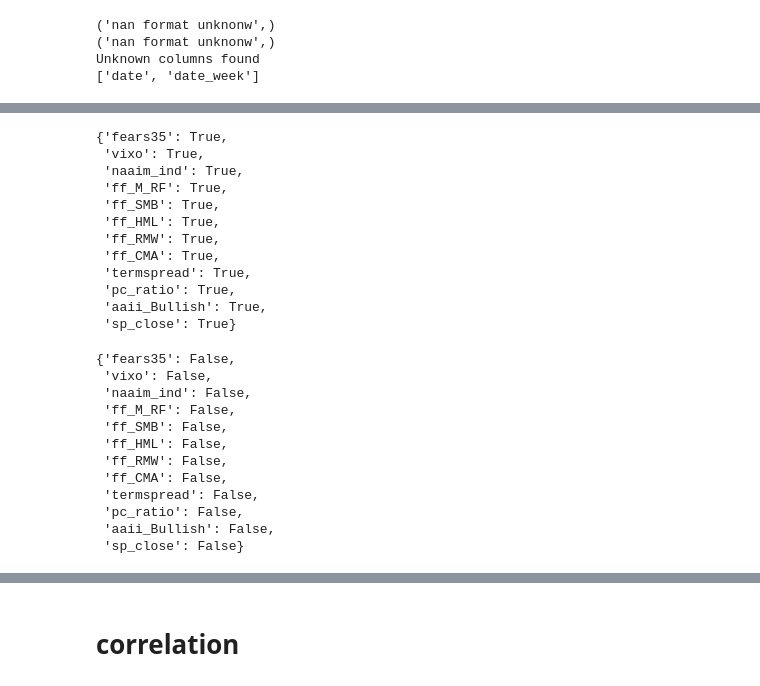
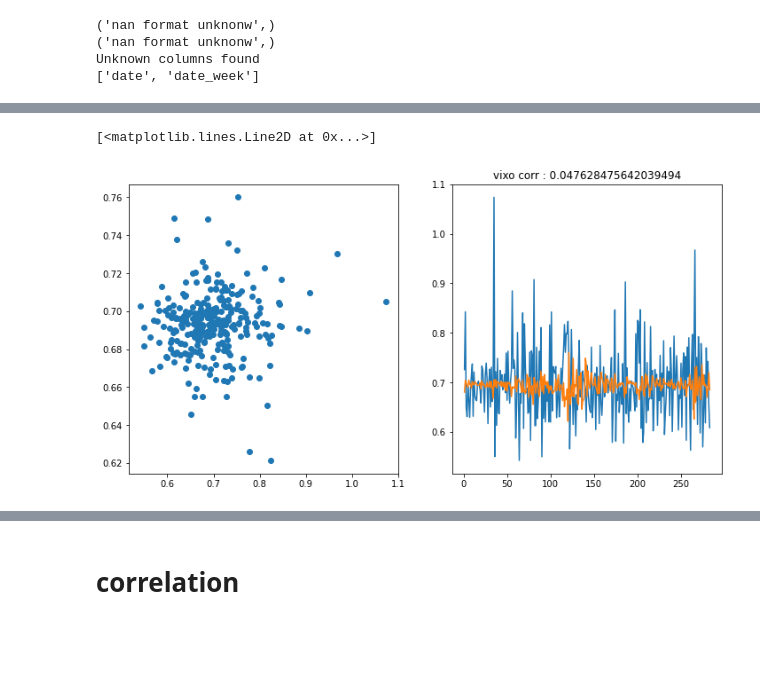
Before and after one commit to lukasgrahl/bachelor, a Jupyter notebook: notebooks/work_data.ipynb, the cells around one changed output, grey strips where cells are left out. Saved outputs shown, nothing was run; the diff lists cells and outputs as text; code cells hidden in the pictures; blank space fills up the shorter version.

```diff
--- a/notebooks/work_data.ipynb
+++ b/notebooks/work_data.ipynb
@@ -34,10 +33,11 @@ from src.src import *
 # %%
 df_all = load_data(file_name="merged_data.csv", file_path=WORK_DATA_DIR)
 df_all.sort_values("date", inplace=True)
-# df.set_index("date", inplace=True)
+
 data_dict = load_data(file_name="data_dict.pkl", file_path=WORK_DATA_DIR)
 
 df_w = cut_to_weekly_data(df_all).reset_index(drop=True).copy()
+df_w = shift_var_relative_to_df(df_w, shift_var="sp_close", new_var_name=["sp_close_lag1", "sp_close_lag2", "sp_close_lag3"], no_lags=[-1, -2, -3])
 # %% [output]
 ('nan format unknonw',)
 ('nan format unknonw',)
@@ -102,48 +79,17 @@ def
 # log transform
 trans = DataTransformation(df_w,
                            data_dict)
+trans.df_log_returns(["termspread", "vixo", "naaim_ind"] + data_dict["sp_cols"])
 
-df_w = trans.get_log_returns(cols=[item for item in data_dict["relevant_cols"] if item != "ff_HML"])
-data_dict = trans.df_dictionary
-
+df_w = trans.df
+data_dict = trans.dict_
 df_w.dropna(inplace=True)
 # %%
 # stationarity
 stest = StatsTest(plot=False)
 
 stationarity = stest.df_test_stationarity(df_w, data_dict["relevant_cols"])
+data_dict.update(stationarity=stationarity)
 
-data_dict.update(stationarity=stationarity)
-stationarity
+normality = stest.df_test_normality(df_w, cols=data_dict["relevant_cols"])
+data_dict.update(normality=normality)
-# %% [output]
-{'fears35': True,
- 'vixo': True,
- 'naaim_ind': True,
- 'ff_M_RF': True,
- 'ff_SMB': True,
- 'ff_HML': True,
- 'ff_RMW': True,
- 'ff_CMA': True,
- 'termspread': True,
- 'pc_ratio': True,
- 'aaii_Bullish': True,
- 'sp_close': True}
-# %%
-stest = StatsTest(plot=False)
-normality = stest.df_test_normality(df_w, cols=data_dict["relevant_cols"])
-
-data_dict.update(normality=normality)
-normality
-# %% [output]
-{'fears35': False,
- 'vixo': False,
- 'naaim_ind': False,
- 'ff_M_RF': False,
- 'ff_SMB': False,
- 'ff_HML': False,
- 'ff_RMW': False,
- 'ff_CMA': False,
- 'termspread': False,
- 'pc_ratio': False,
- 'aaii_Bullish': False,
- 'sp_close': False}
@@ -165,0 +96,11 @@ def shift_var_relative_to_df(df_in,
+# %%
+arr = df_w["vixo"]
+fig, ax = plt.subplots(nrows=1, ncols=2, figsize=(12, 6))
+ax[0].scatter(arr, df_w["sp_close_lag1"])
+plt.title(f"{arr.name} corr : {arr.corr(df_w['sp_close_lag1'])}")
+
+ax[1].plot(arr)
+ax[1].plot(df_w.sp_close_lag1)
+# %% [output]
+[<matplotlib.lines.Line2D at 0x...>]
+[figure, added]
```
Also changed, not shown: parts of 54 cells of this notebook, 4 other files.
